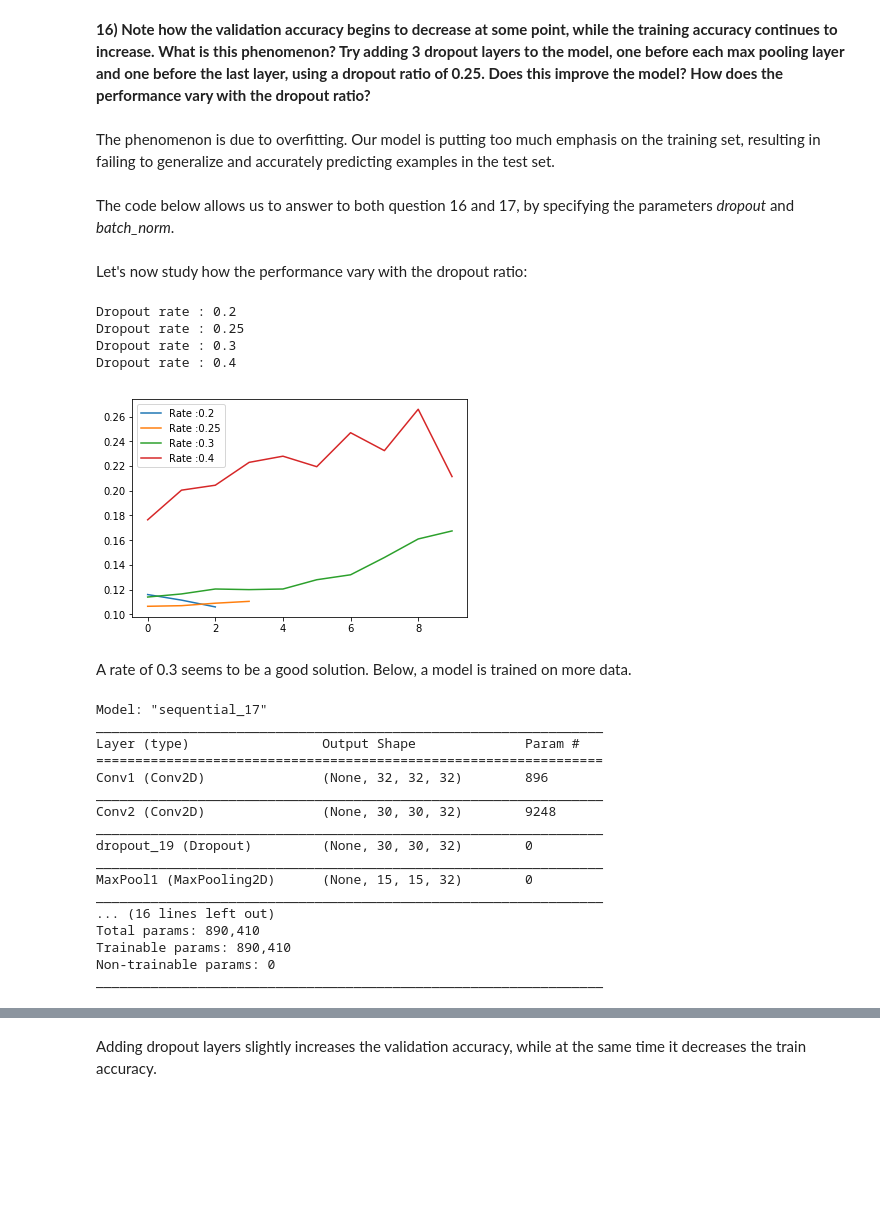
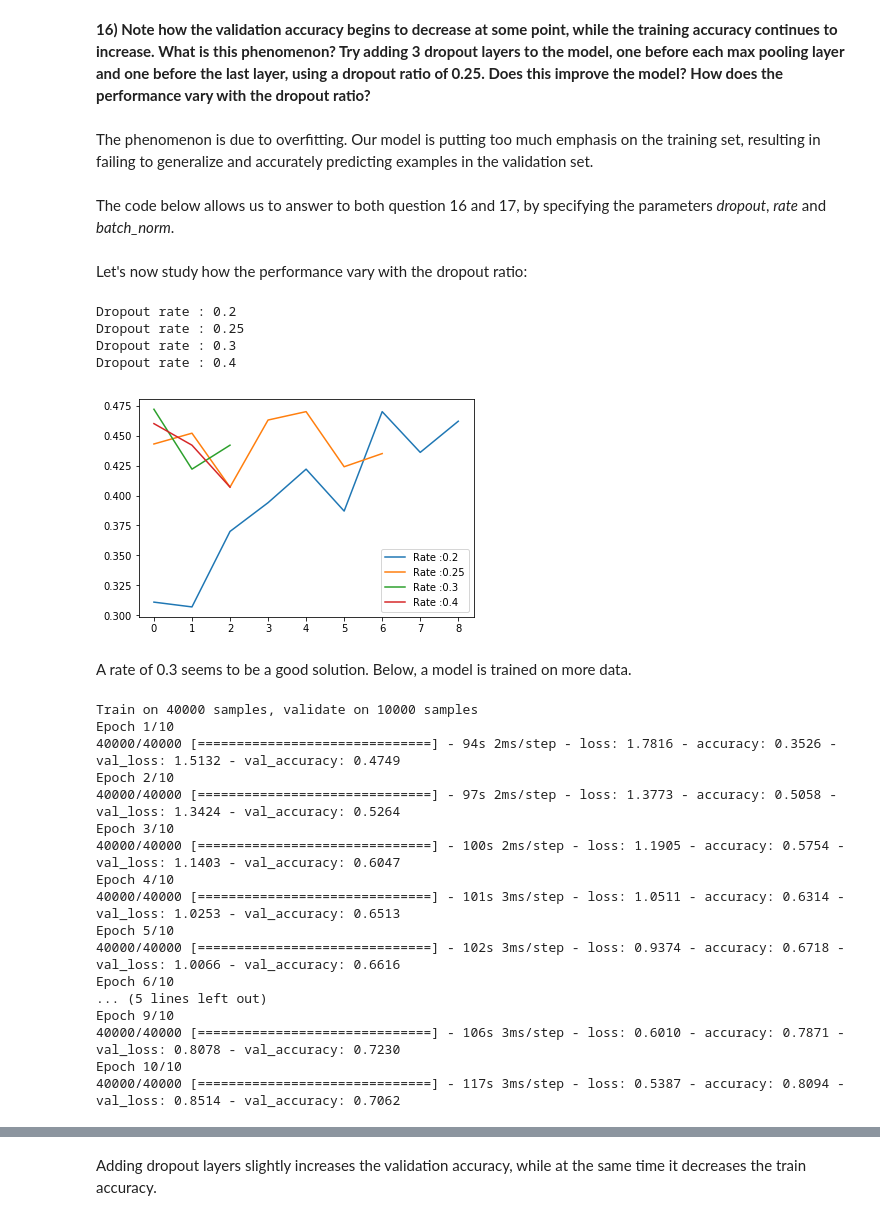
Before and after one commit to LeonardoNatale/CNN_CIFAR-10-dataset, a Jupyter notebook: Last_notebook.ipynb, the cells around one changed output, grey strips where cells are left out. Saved outputs shown, nothing was run; the diff lists cells and outputs as text; code cells hidden in the pictures; blank space fills up the shorter version.

```diff
--- a/Last_notebook.ipynb
+++ b/Last_notebook.ipynb
@@ -296,7 +294,7 @@ def train_model(model, x, y, batch_size=32, epochs=10, file_name=None, verbose=1
     """
     Trains the model on the given data.
     """
-    cb = [EarlyStopping(monitor='accuracy', patience=2)]
+    cb = [EarlyStopping(monitor='val_accuracy', patience=2)]
     history = model.fit(
         x,
         y,
@@ -504,7 +523,7 @@ np.bincount(y_train[:5000].argmax(-1))
 # %% [output]
 array([505, 460, 519, 486, 519, 488, 519, 486, 520, 498])
 # %%
-batch_sizes = [8, 32, 128, 512]
+batch_sizes = [8, 16, 32, 64]
 for bs in batch_sizes:
     cnn_mod = cnn_model(x_train.shape[1:], 10)
     print('Batch size : ' + str(bs))
@@ -516,6 +535,7 @@ for bs in batch_sizes:
         verbose=0
     )
     plt.plot(hist.history['val_accuracy'],label='Batch_size :' + str(bs))
+plt.xticks(np.arange(1,11))
 plt.legend()
 plt.show()
 # %% [output]
@@ -537,9 +557,9 @@ We can see that **the smaller the batch size, the better the accuracy**. We can
 # %% [markdown]
 **16) Note how the validation accuracy begins to decrease at some point, while the training accuracy continues to increase.  What is this phenomenon?  Try adding 3 dropout layers to the model, one before each max pooling layer and one before the last layer, using a dropout ratio of 0.25.  Does this improve the model? How does the performance vary with the dropout ratio?**
 # %% [markdown]
-The phenomenon is due to overfitting. Our model is putting too much emphasis on the training set, resulting in failing to generalize and accurately predicting examples in the test set.
+The phenomenon is due to overfitting. Our model is putting too much emphasis on the training set, resulting in failing to generalize and accurately predicting examples in the validation set.
 # %% [markdown]
-The code below allows us to answer to both question 16 and 17, by specifying the parameters *dropout* and *batch_norm*.
+The code below allows us to answer to both question 16 and 17, by specifying the parameters *dropout*, *rate* and *batch_norm*.
 # %%
 def cnn_model(input_shape, num_classes, dropout=False, rate=0.25, batch_norm=False):
 
@@ -602,45 +622,49 @@ Let's now study how the performance vary with the dropout ratio:
 # %%
 rates = [0.2, 0.25, 0.3, 0.4]
 for rate in rates:
     cnn_dr = cnn_model(x_train.shape[1:], 10, dropout=True, rate=rate)
     print('Dropout rate : ' + str(rate))
     mod, hist = train_model(
         cnn_mod,
-        x_train_norm[:10000, :],
-        y_train[:10000],
-        batch_size=bs,
+        x_train_norm[:5000, :],
+        y_train[:5000],
+        batch_size=8,
         verbose=0
     )
     plt.plot(hist.history['val_accuracy'],label='Rate :' + str(rate))
 plt.legend()
 plt.show()
 # %% [output]
 Dropout rate : 0.2
 Dropout rate : 0.25
 Dropout rate : 0.3
 Dropout rate : 0.4
-[figure, old version]
+[figure, new version]
 # %% [markdown]
 A rate of 0.3 seems to be a good solution. Below, a model is trained on more data.
 # %%
-model = cnn_model(x_train.shape[1:], 10, dropout=True, rate=0.25)
-model.build()
-model.summary()
+model = cnn_model(x_train.shape[1:], 10, dropout=True, rate=0.2)
+cnn_dropout = train_model(
+    model,
+    x_train_norm,
+    y_train,
+    batch_size=8
+)
 # %% [output]
-Model: "sequential_17"
-_________________________________________________________________
-Layer (type)                 Output Shape              Param #
-=================================================================
-Conv1 (Conv2D)               (None, 32, 32, 32)        896
-_________________________________________________________________
-Conv2 (Conv2D)               (None, 30, 30, 32)        9248
-_________________________________________________________________
-dropout_19 (Dropout)         (None, 30, 30, 32)        0
-_________________________________________________________________
-MaxPool1 (MaxPooling2D)      (None, 15, 15, 32)        0
-_________________________________________________________________
-... (16 lines left out)
-Total params: 890,410
-Trainable params: 890,410
-Non-trainable params: 0
-_________________________________________________________________
+Train on 40000 samples, validate on 10000 samples
+Epoch 1/10
+40000/40000 [==============================] - 94s 2ms/step - loss: 1.7816 - accuracy: 0.3526 - val_loss: 1.5132 - val_accuracy: 0.4749
+Epoch 2/10
+40000/40000 [==============================] - 97s 2ms/step - loss: 1.3773 - accuracy: 0.5058 - val_loss: 1.3424 - val_accuracy: 0.5264
+Epoch 3/10
+40000/40000 [==============================] - 100s 2ms/step - loss: 1.1905 - accuracy: 0.5754 - val_loss: 1.1403 - val_accuracy: 0.6047
+Epoch 4/10
+40000/40000 [==============================] - 101s 3ms/step - loss: 1.0511 - accuracy: 0.6314 - val_loss: 1.0253 - val_accuracy: 0.6513
+Epoch 5/10
+40000/40000 [==============================] - 102s 3ms/step - loss: 0.9374 - accuracy: 0.6718 - val_loss: 1.0066 - val_accuracy: 0.6616
+Epoch 6/10
+... (5 lines left out)
+Epoch 9/10
+40000/40000 [==============================] - 106s 3ms/step - loss: 0.6010 - accuracy: 0.7871 - val_loss: 0.8078 - val_accuracy: 0.7230
+Epoch 10/10
+40000/40000 [==============================] - 117s 3ms/step - loss: 0.5387 - accuracy: 0.8094 - val_loss: 0.8514 - val_accuracy: 0.7062
```
Also changed, not shown: parts of 21 cells of this notebook, 1 other file.
